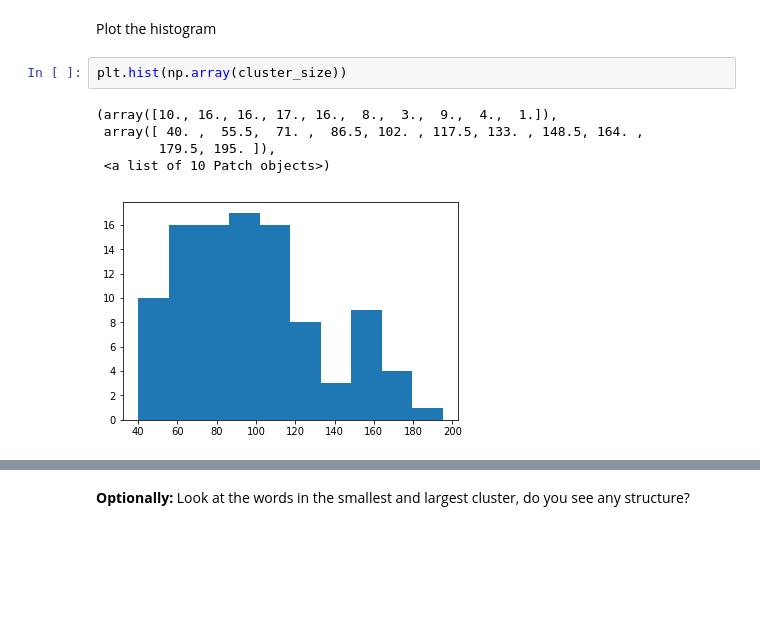
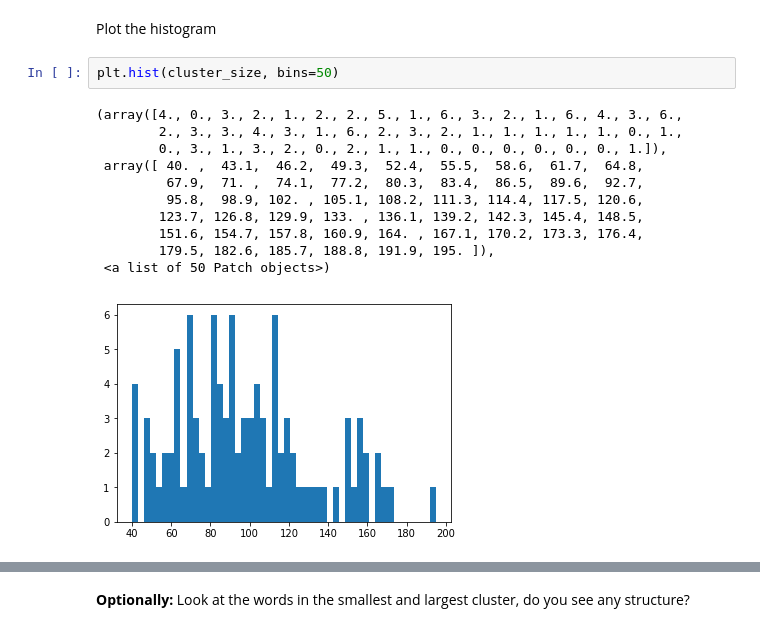
Before and after one commit to antonforsstrom/MachineLearning_EDAN95, a Jupyter notebook: Lab_5/Lab5_Pyspark_Clustering.ipynb, the cells around one changed output, grey strips where cells are left out. Cells and saved outputs as stored; diff of their text form; blank space fills up the shorter version.

```diff
--- a/Lab_5/Lab5_Pyspark_Clustering.ipynb
+++ b/Lab_5/Lab5_Pyspark_Clustering.ipynb
@@ -546,10 +580,16 @@ array([ 43,  92, 112,  99, 120,  61, 121, 114, 111,  87, 100,  90, 151,
 # %% [markdown]
 Plot the histogram
 # %%
-plt.hist(np.array(cluster_size))
+plt.hist(cluster_size, bins=50)
 # %% [output]
-(array([10., 16., 16., 17., 16.,  8.,  3.,  9.,  4.,  1.]),
- array([ 40. ,  55.5,  71. ,  86.5, 102. , 117.5, 133. , 148.5, 164. ,
-        179.5, 195. ]),
- <a list of 10 Patch objects>)
+(array([4., 0., 3., 2., 1., 2., 2., 5., 1., 6., 3., 2., 1., 6., 4., 3., 6.,
+        2., 3., 3., 4., 3., 1., 6., 2., 3., 2., 1., 1., 1., 1., 1., 0., 1.,
+        0., 3., 1., 3., 2., 0., 2., 1., 1., 0., 0., 0., 0., 0., 0., 1.]),
+ array([ 40. ,  43.1,  46.2,  49.3,  52.4,  55.5,  58.6,  61.7,  64.8,
+         67.9,  71. ,  74.1,  77.2,  80.3,  83.4,  86.5,  89.6,  92.7,
+         95.8,  98.9, 102. , 105.1, 108.2, 111.3, 114.4, 117.5, 120.6,
+        123.7, 126.8, 129.9, 133. , 136.1, 139.2, 142.3, 145.4, 148.5,
+        151.6, 154.7, 157.8, 160.9, 164. , 167.1, 170.2, 173.3, 176.4,
+        179.5, 182.6, 185.7, 188.8, 191.9, 195. ]),
+ <a list of 50 Patch objects>)
-[figure, old version]
+[figure, new version]
```
Also changed, not shown: parts of 35 cells of this notebook, 2 other files.
